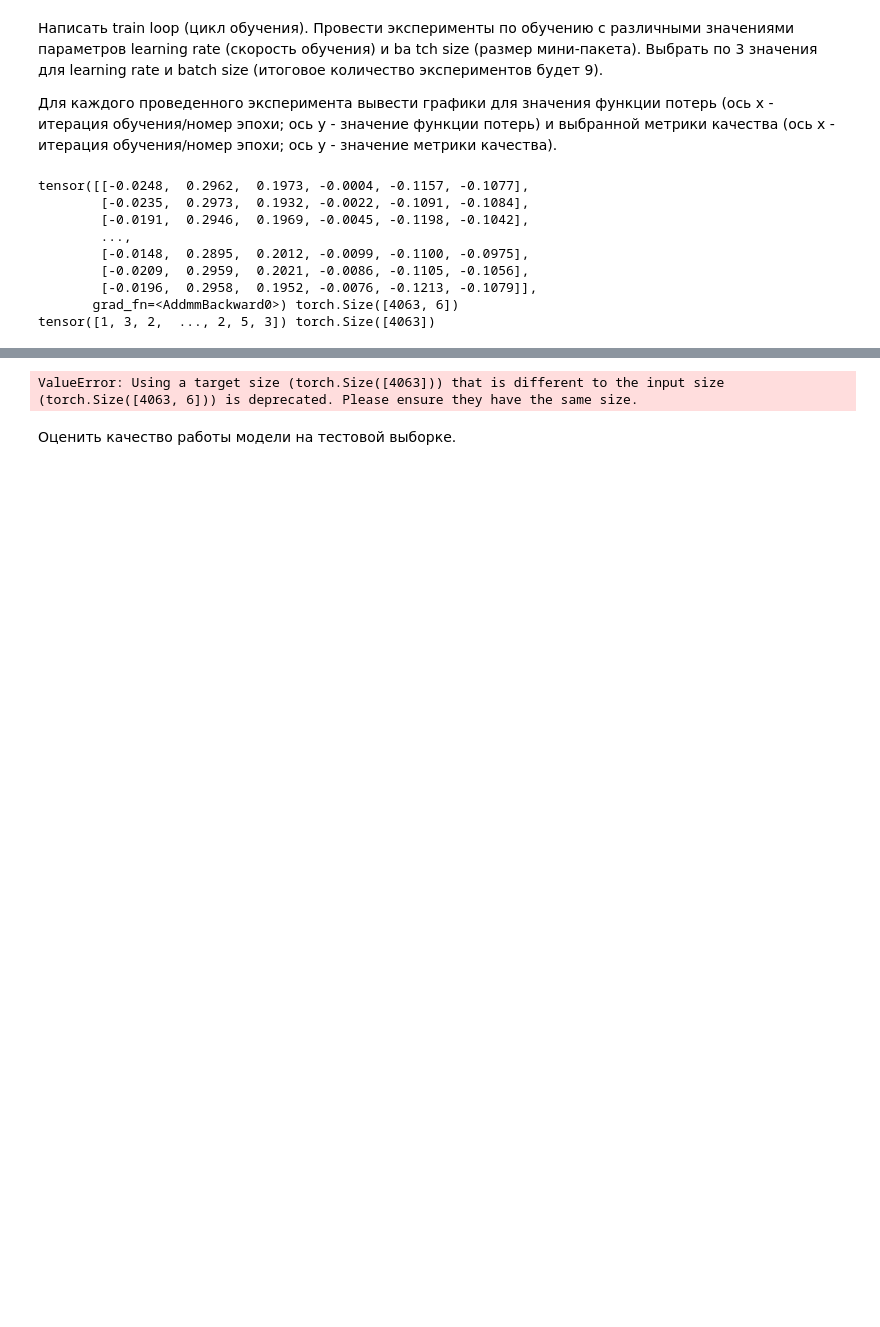
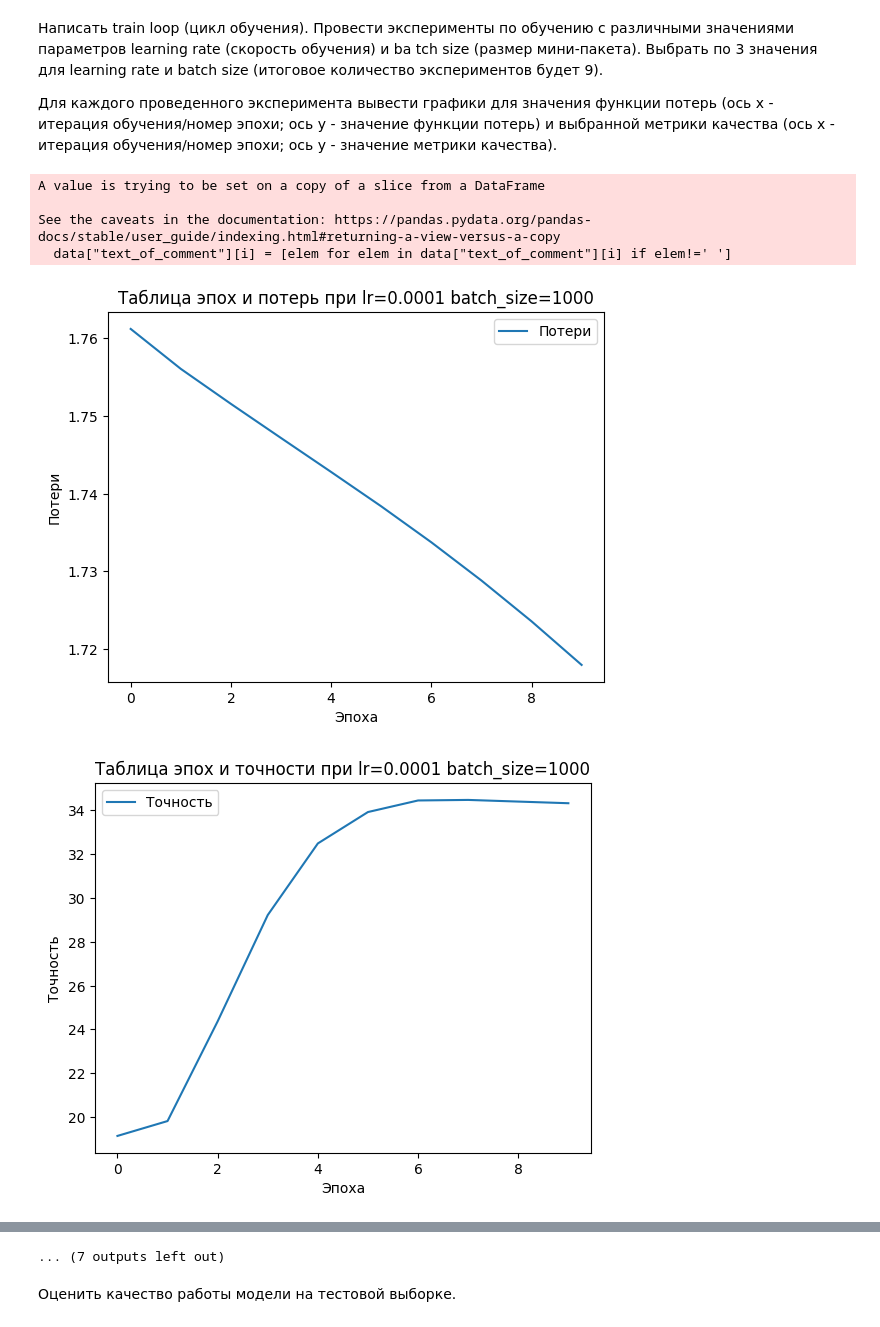
Before and after one commit to Matvey6M6/application_programming_fifth_lab, a Jupyter notebook: main.ipynb, the cells around one changed output, grey strips where cells are left out. Saved outputs shown, nothing was run; the diff lists cells and outputs as text; code cells hidden in the pictures; blank space fills up the shorter version.

```diff
--- a/main.ipynb
+++ b/main.ipynb
@@ -76,7 +76,7 @@ data['text_of_comment'] = data['text_of_comment'].apply(tokenize) # [ word_token
 print('Lemmatize')
 c = 0
 for i in data.index:
-    #data['text_of_comment'][i] = Lemmatize(data['text_of_comment'][i])
+    data['text_of_comment'][i] = Lemmatize(data['text_of_comment'][i])
     print(c)
     c+=1
 
@@ -107,6 +115,7 @@ Lemmatize
 # %% [markdown]
 Произвести разделение загруженного набора данных на обучающую, тестовую и валидационую выборки (в соотношении 80:10:10). Проверить, что сформированные выборки сбалансированы.
 # %%
+data = pd.read_csv("lemmatized.csv")
 frac_seed = random.randint(0,10)
 train_df = data.sample(frac=0.9, random_state=frac_seed, ignore_index=True)
 valid_df = data.sample(frac=0.1, random_state=frac_seed, ignore_index=True)
@@ -156,7 +165,7 @@ x_val, x_test, y_val, y_test = train_test_split(
 )
 
 x_train, x_test, y_train, y_test = train_test_split(
-    sparse_matrix, np.array(train_df["mark"]),test_size = 0.1, train_size= 0.9
+    sparse_matrix, np.array(train_df["mark"]),test_size = 0.12, train_size= 0.88
 )
 # %% [output]
 (4515, 10000)
@@ -179,9 +188,5 @@ class LogisticRegression(nn.Module):
 #model = LogisticRegression()
 #criterion = nn.CrossEntropyLoss()
 
-x_train = torch.Tensor(x_train).float()
-y_train = [int(i) for i in y_train]
-y_train = torch.Tensor(y_train).long()
-x_val = torch.Tensor(x_val).float()
-y_val = [int(i) for i in y_val]
-y_val = torch.Tensor(y_val).long()
+x_train = Variable(torch.from_numpy(x_train)).float()
+y_train = Variable(torch.from_numpy(y_train)).long()
@@ -201,48 +197,79 @@ tensor([1, 3, 2,  ..., 2, 5, 3])
 # %%
 def expirement(lr, batch_size):
     model = LogisticRegression()
-    criterion = nn.BCELoss()
+    criterion = nn.CrossEntropyLoss()
 
     data = torch.utils.data.DataLoader(x_train, batch_size = batch_size)
     optimizer = torch.optim.Adam(params=model.parameters() , lr = lr)
     epochs = 10
     model.train()
     loss_values = []
+    acc_values = list()
+
     for epoch in range(epochs):
         for elems in data:
+
             optimizer.zero_grad()
+
             y_pred = model(x_train)
-            #torch.reshape(y_pred, (-1,))
-            print(y_pred, y_pred.shape)
-            print(y_train, y_train.shape)
+
+
             loss = criterion(y_pred, y_train)
             loss_values.append(loss.item())
             pred = torch.max(y_pred, 1)[1].eq(y_train).sum()
             acc = pred * 100.0 / len(x_train)
+            acc_values.append(acc)
             loss.backward()
             optimizer.step()
-    plt.plot(loss_values)
+
+    epochs_values = list()
+    for i in range(0,epochs): epochs_values.append(i)
+
+    loss_values_graph = list()
+
+    for i in range(0,len(loss_values), len(loss_values)//epochs):
+        loss_values_graph.append(loss_values[i])
+
+    acc_values_graph = list()
+
+    for i in range(0,len(acc_values), len(acc_values)//epochs):
+        acc_values_graph.append(acc_values[i])
+
+    #print(loss_values_graph, epochs_values)
+
+    plt.plot(epochs_values, loss_values_graph)
     plt.title('Таблица эпох и потерь при lr='+str(lr) +" batch_size="+str(batch_size))
-    plt.xlabel('Эпоха')
+    plt.xlabel('Эпоха',)
     plt.ylabel('Потери')
     plt.legend(['Потери'])
     plt.show()
 
+    plt.plot(epochs_values, acc_values_graph)
+    plt.title('Таблица эпох и точности при lr='+str(lr) +" batch_size="+str(batch_size))
+    plt.xlabel('Эпоха',)
+    plt.ylabel('Точность')
+    plt.legend(['Точность'])
+    plt.show()
+
+    return model
+
 if True:
+    for i in data.index:
+        data["text_of_comment"][i] = [elem for elem in data["text_of_comment"][i] if elem!=' ']
 
+    data.to_csv("lemmatized.csv")
+
+    my_models = list()
     lr_list=[0.0001,0.0002,0.0003]
     batch_size=[1000,500,100]
 
     for LR in lr_list:
             for BZ in batch_size:
-                expirement(LR,BZ)
+                my_models.append(expirement(LR,BZ))
 # %% [output]
-tensor([[-0.0248,  0.2962,  0.1973, -0.0004, -0.1157, -0.1077],
-        [-0.0235,  0.2973,  0.1932, -0.0022, -0.1091, -0.1084],
-        [-0.0191,  0.2946,  0.1969, -0.0045, -0.1198, -0.1042],
-        ...,
-        [-0.0148,  0.2895,  0.2012, -0.0099, -0.1100, -0.0975],
-        [-0.0209,  0.2959,  0.2021, -0.0086, -0.1105, -0.1056],
-        [-0.0196,  0.2958,  0.1952, -0.0076, -0.1213, -0.1079]],
-       grad_fn=<AddmmBackward0>) torch.Size([4063, 6])
-tensor([1, 3, 2,  ..., 2, 5, 3]) torch.Size([4063])
+A value is trying to be set on a copy of a slice from a DataFrame
+
+See the caveats in the documentation: https://pandas.pydata.org/pandas-docs/stable/user_guide/indexing.html#returning-a-view-versus-a-copy
+  data["text_of_comment"][i] = [elem for elem in data["text_of_comment"][i] if elem!=' ']
+[figure, added]
+[figure, added]
@@ -249,4 +285,4 @@ tensor([1, 3, 2,  ..., 2, 5, 3]) torch.Size([4063])
-ValueError: Using a target size (torch.Size([4063])) that is different to the input size (torch.Size([4063, 6])) is deprecated. Please ensure they have the same size.
+... (7 outputs left out)
 # %% [markdown]
 Оценить качество работы модели на тестовой выборке.
 # %%
```
Also changed, not shown: parts of 8 cells of this notebook, 2 other files.
